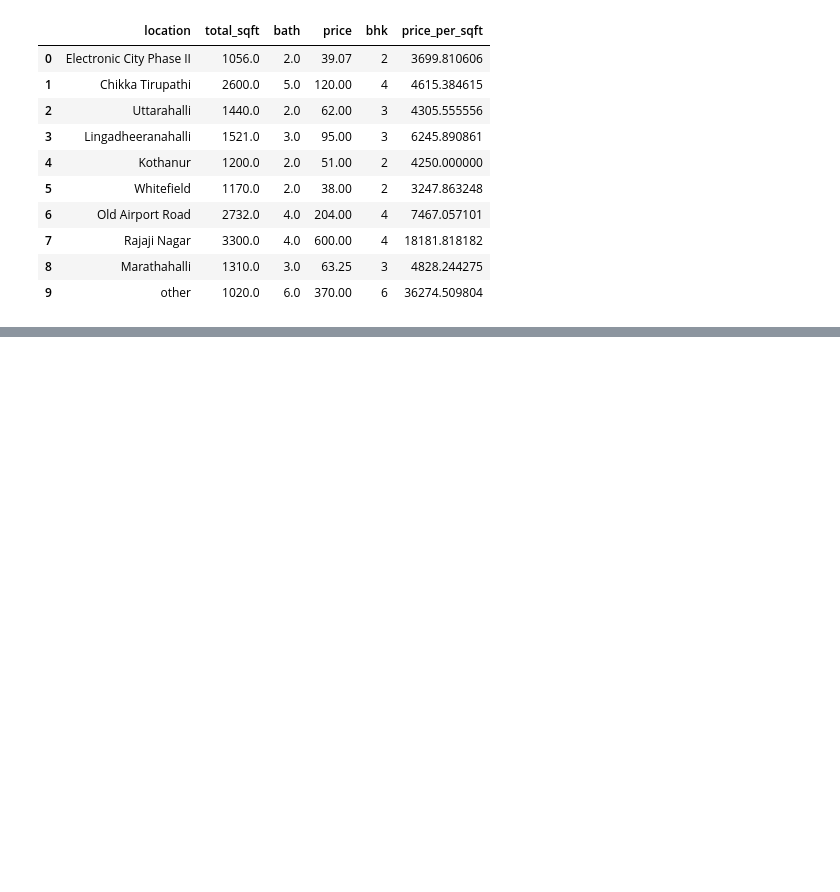
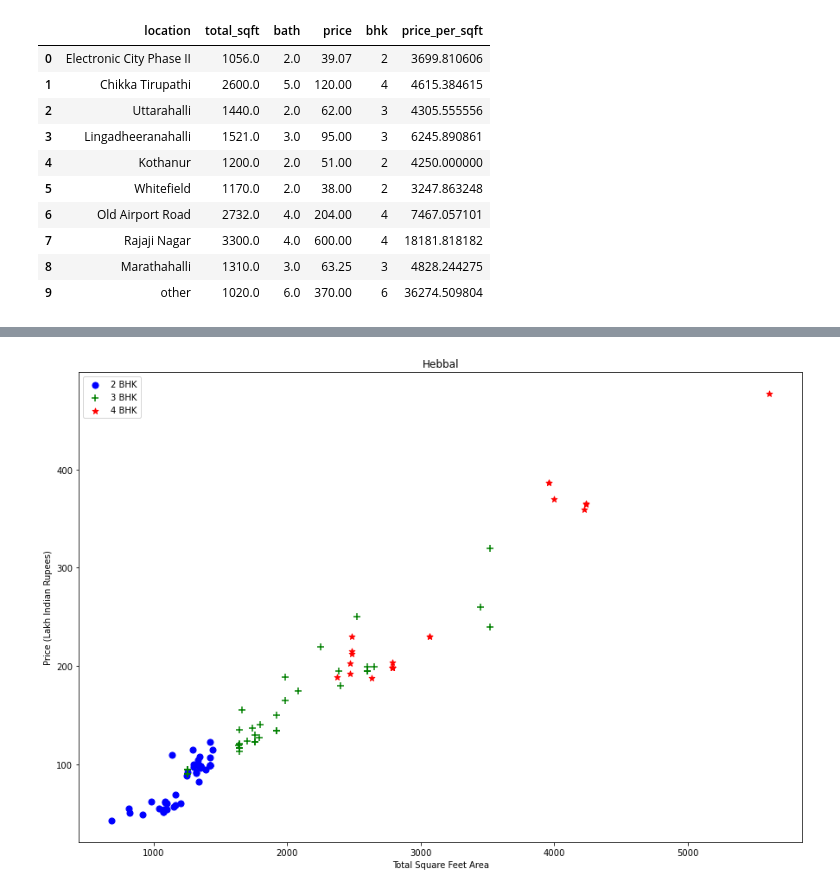
Before and after one commit to VeldasRDurai/home-price-predictor, a Jupyter notebook: Model/Price_detector.ipynb, the cells around one changed output, grey strips where cells are left out. Saved outputs shown, nothing was run; the diff lists cells and outputs as text; code cells hidden in the pictures; blank space fills up the shorter version.

```diff
--- a/Model/Price_detector.ipynb
+++ b/Model/Price_detector.ipynb
@@ -174,0 +288,4 @@ df6.head(10)
+# %%
+plot_scatter_chart(df9,"Hebbal")
+# %% [output]
+[figure, added]
```
Also changed, not shown: parts of 17 cells of this notebook, 1 other file.
